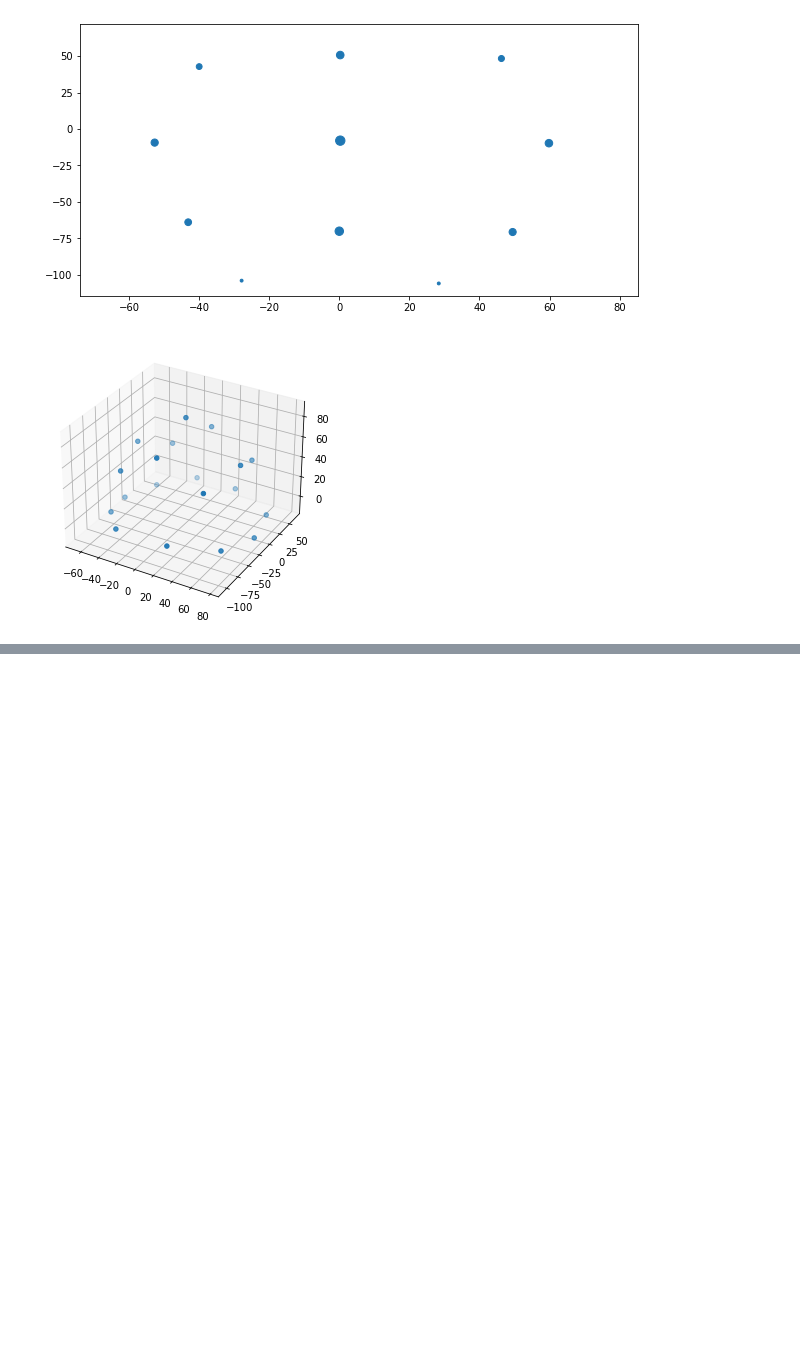
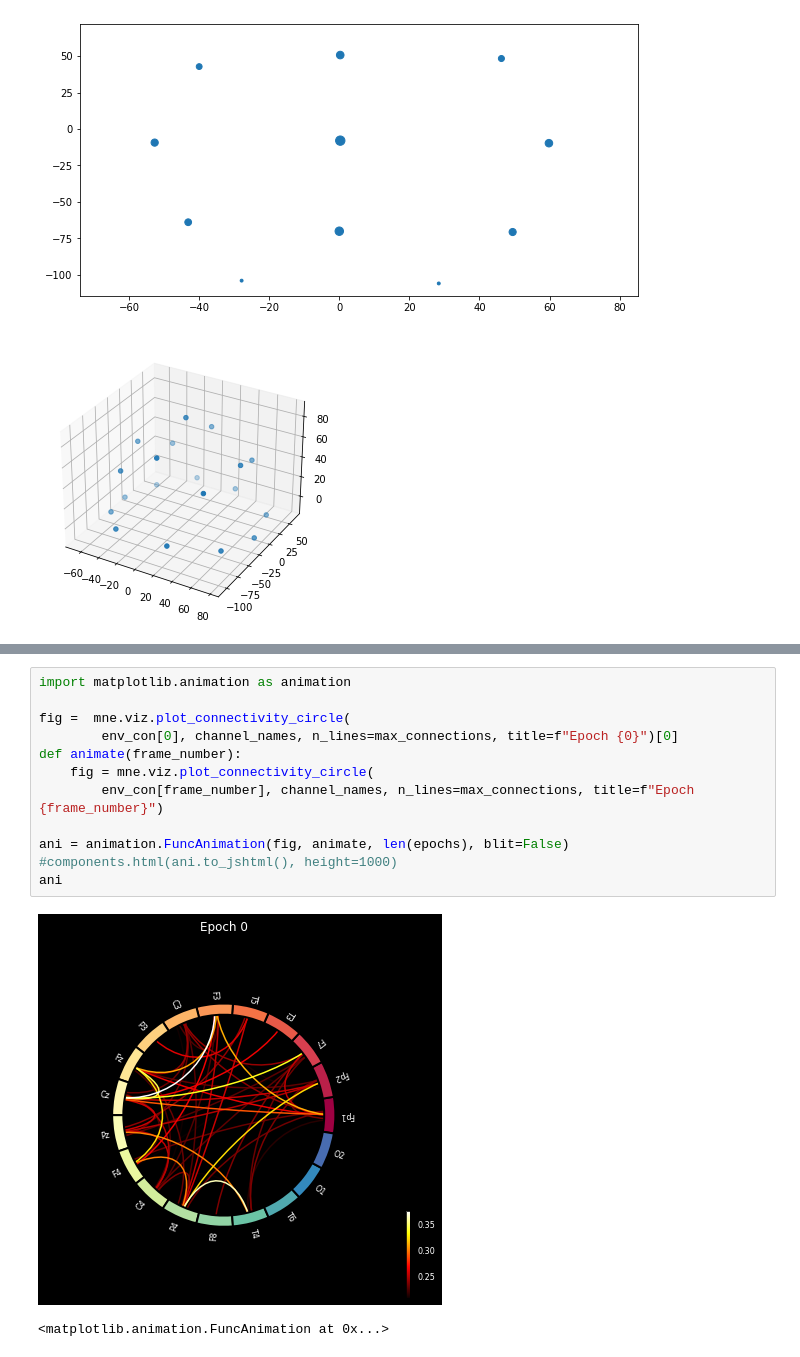
Before and after one commit to UBC-MDS/simpl_eeg_capstone, a Jupyter notebook: data_exploration/Connectivity_test.ipynb, the cells around one changed output, grey strips where cells are left out. Drawn from its saved outputs; the diff is of its cells as text; blank space fills up the shorter version.

```diff
--- a/data_exploration/Connectivity_test.ipynb
+++ b/data_exploration/Connectivity_test.ipynb
@@ -382,0 +413,15 @@ plt.show()
+# %%
+import matplotlib.animation as animation
+
+fig =  mne.viz.plot_connectivity_circle(
+        env_con[0], channel_names, n_lines=max_connections, title=f"Epoch {0}")[0]
+def animate(frame_number):
+    fig = mne.viz.plot_connectivity_circle(
+        env_con[frame_number], channel_names, n_lines=max_connections, title=f"Epoch {frame_number}")
+
+ani = animation.FuncAnimation(fig, animate, len(epochs), blit=False)
+#components.html(ani.to_jshtml(), height=1000)
+ani
+# %% [output]
+[figure, added]
+<matplotlib.animation.FuncAnimation at 0x...>
```
Also changed, not shown: parts of 2 cells of this notebook.
